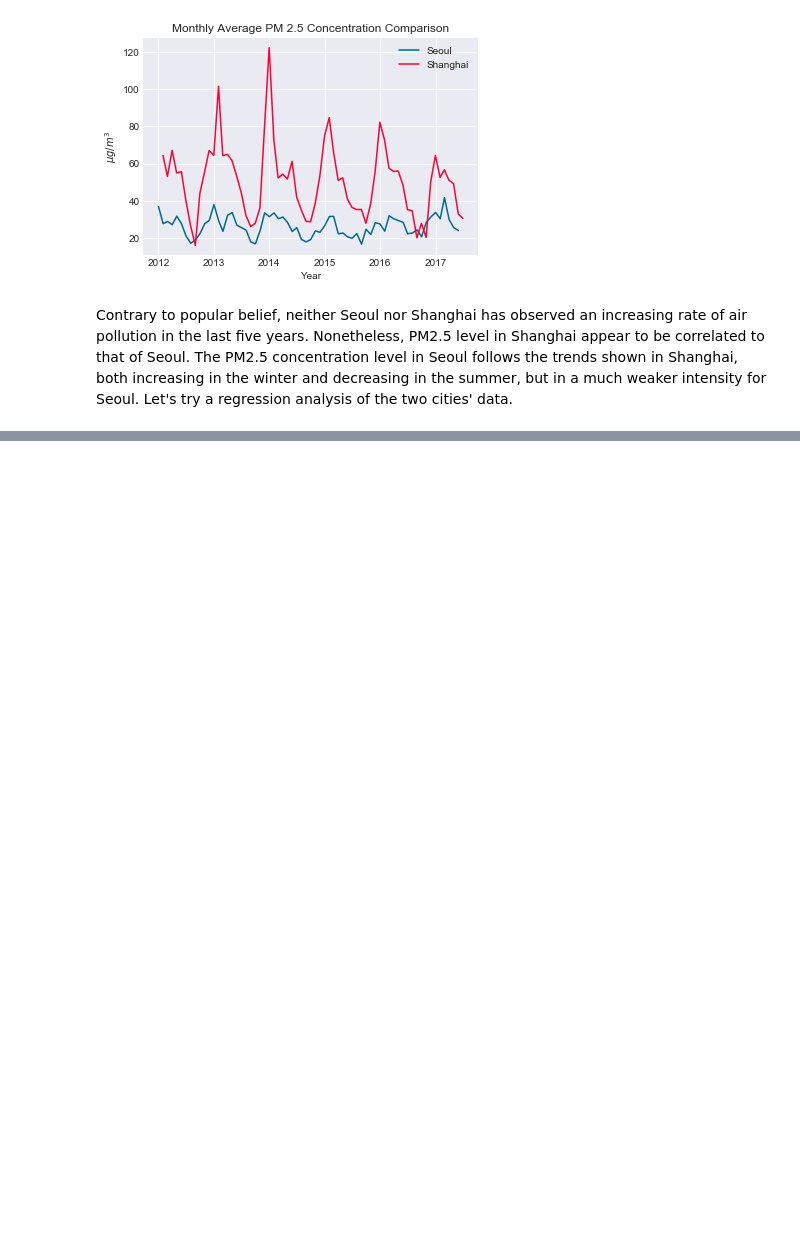
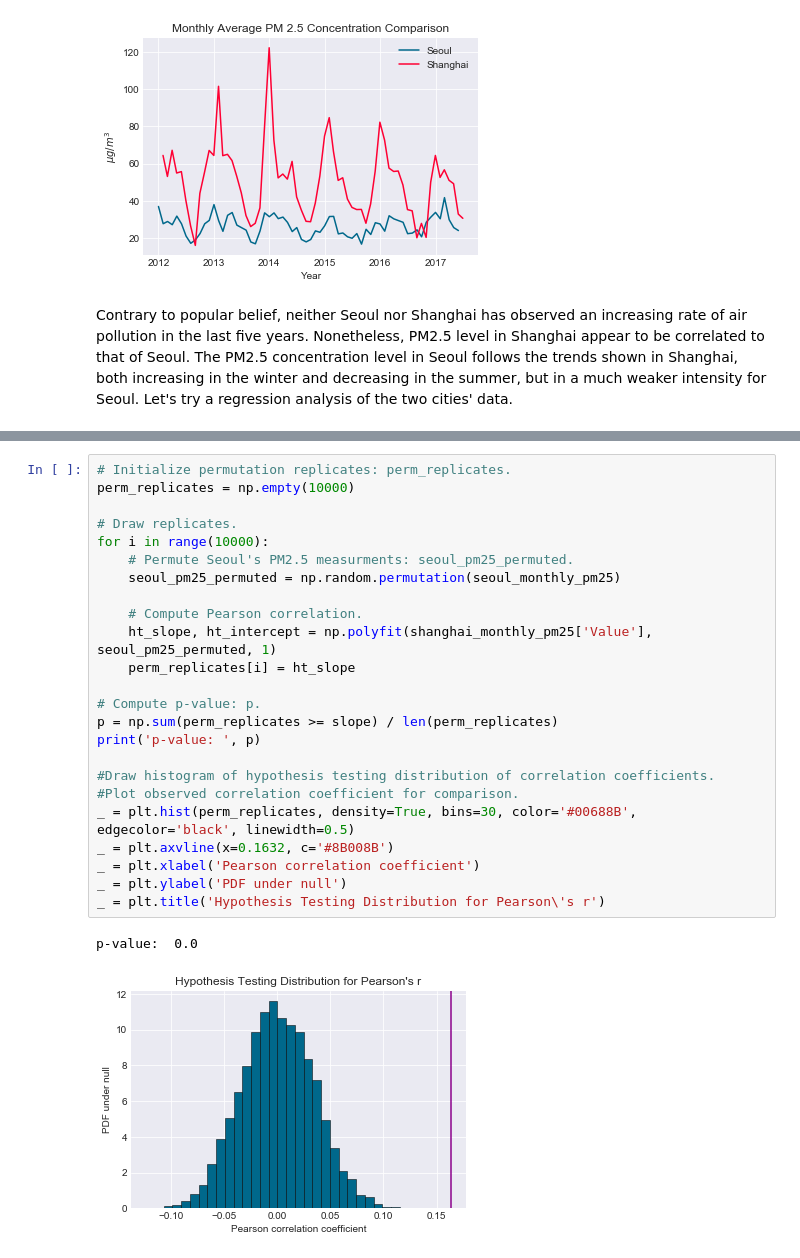
Before and after one commit to meme2515/air_pollution, a Jupyter notebook: China and Air Pollution in the Korean Peninsula.ipynb, the cells around one changed output, grey strips where cells are left out. Drawn from its saved outputs; the diff is of its cells as text; blank space fills up the shorter version.

```diff
--- a/China and Air Pollution in the Korean Peninsula.ipynb
+++ b/China and Air Pollution in the Korean Peninsula.ipynb
@@ -286 +288,28 @@ intercept:  18.247236432336624
+# %%
+# Initialize permutation replicates: perm_replicates.
+perm_replicates = np.empty(10000)
+
+# Draw replicates.
+for i in range(10000):
+    # Permute Seoul's PM2.5 measurments: seoul_pm25_permuted.
+    seoul_pm25_permuted = np.random.permutation(seoul_monthly_pm25)
+
+    # Compute Pearson correlation.
+    ht_slope, ht_intercept = np.polyfit(shanghai_monthly_pm25['Value'], seoul_pm25_permuted, 1)
+    perm_replicates[i] = ht_slope
+
+# Compute p-value: p.
+p = np.sum(perm_replicates >= slope) / len(perm_replicates)
+print('p-value: ', p)
+
+#Draw histogram of hypothesis testing distribution of correlation coefficients.
+#Plot observed correlation coefficient for comparison.
+_ = plt.hist(perm_replicates, density=True, bins=30, color='#00688B', edgecolor='black', linewidth=0.5)
+_ = plt.axvline(x=0.1632, c='#8B008B')
+_ = plt.xlabel('Pearson correlation coefficient')
+_ = plt.ylabel('PDF under null')
+_ = plt.title('Hypothesis Testing Distribution for Pearson\'s r')
+# %% [output]
+p-value:  0.0
+[figure, added]
 # %% [markdown]
```
Also changed, not shown: parts of 3 cells of this notebook.
